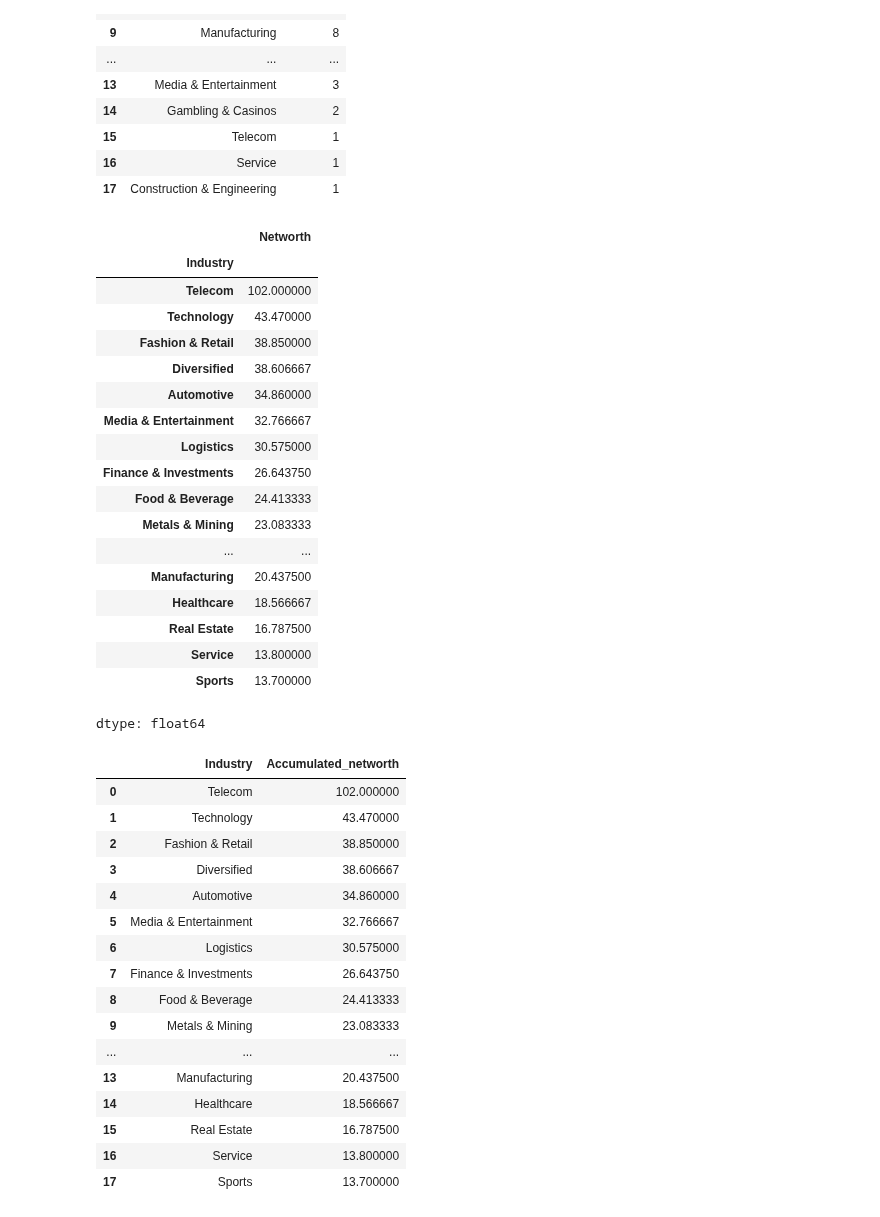
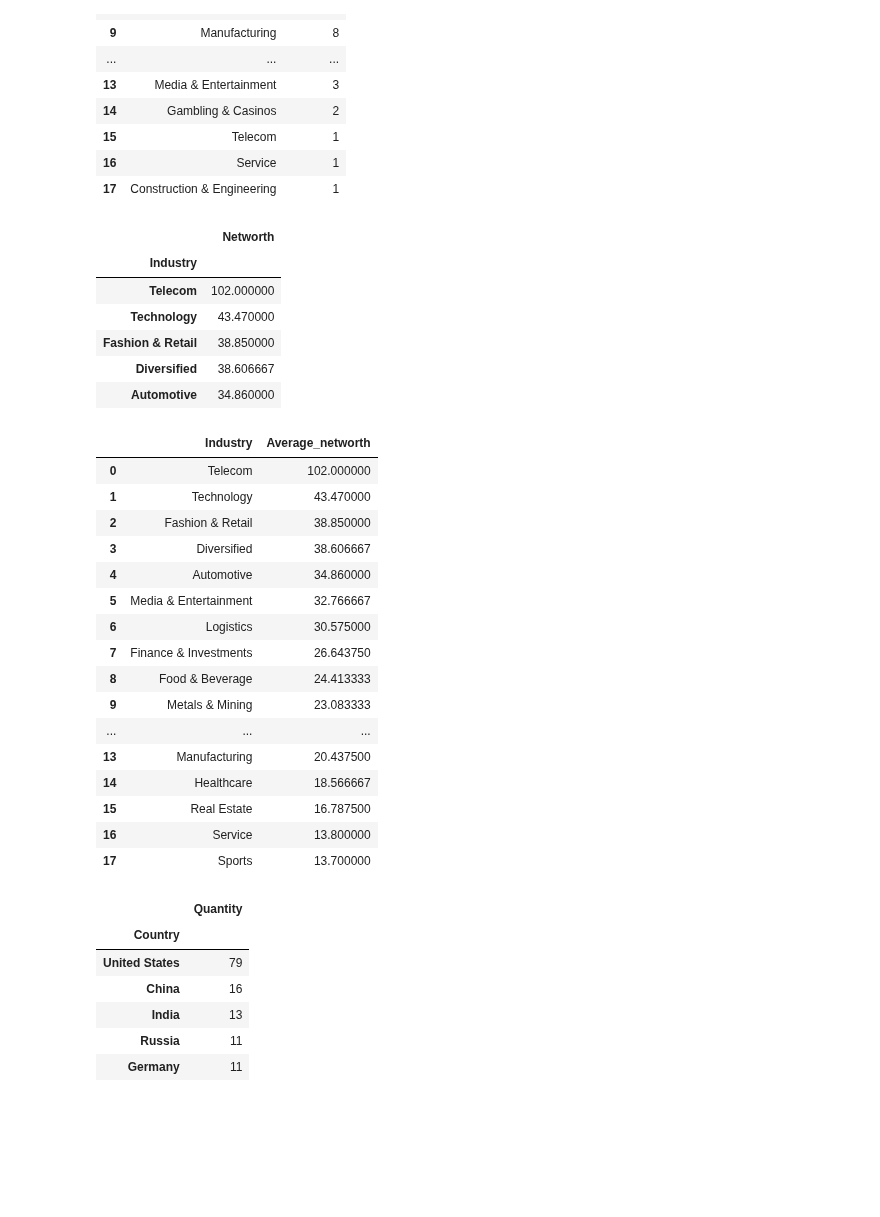
Before and after one commit to matheuspfferreira/python_data_science, a Jupyter notebook: Bilionários - 06/notebook/nb_bilionarios.ipynb, the cells around one changed output. Cells and saved outputs as stored; diff of their text form; code cells hidden in the pictures; blank space fills up the shorter version.

```diff
--- a/Bilionários - 06/notebook/nb_bilionarios.ipynb
+++ b/Bilionários - 06/notebook/nb_bilionarios.ipynb
@@ -118,36 +118,25 @@ pd.read_sql(query, con=engine)
 | 17 | Construction & Engineering | 1 |
 # %%
 # Analisando o setor com maior média de patrimônio líquido (em Python)
-dados.groupby('Industry')['Networth'].mean().sort_values(ascending=False)
+df_industria_bilionarios = dados.groupby('Industry')['Networth'].mean().sort_values(ascending=False).to_frame()
+df_industria_bilionarios.head()
 # %% [output]
 |  | Networth |
 | Industry |  |
 | Telecom | 102.000000 |
 | Technology | 43.470000 |
 | Fashion & Retail | 38.850000 |
 | Diversified | 38.606667 |
 | Automotive | 34.860000 |
-| Media & Entertainment | 32.766667 |
-| Logistics | 30.575000 |
-| Finance & Investments | 26.643750 |
-| Food & Beverage | 24.413333 |
-| Metals & Mining | 23.083333 |
-| ... | ... |
-| Manufacturing | 20.437500 |
-| Healthcare | 18.566667 |
-| Real Estate | 16.787500 |
-| Service | 13.800000 |
-| Sports | 13.700000 |
-dtype: float64
 # %%
 # Analisando o setor com maior média de patrimônio líquido (em SQL)
-query = text('''SELECT Industry, AVG(Networth) AS Accumulated_networth
+query = text('''SELECT Industry, AVG(Networth) AS Average_networth
                 FROM bilionarios GROUP BY Industry
-                ORDER BY Accumulated_networth DESC
+                ORDER BY Average_networth DESC
             ''')
 pd.read_sql(query, con=engine)
 # %% [output]
-|  | Industry | Accumulated_networth |
+|  | Industry | Average_networth |
 | 0 | Telecom | 102.000000 |
 | 1 | Technology | 43.470000 |
 | 2 | Fashion & Retail | 38.850000 |
@@ -166,0 +159,12 @@ pd.read_sql(query, con=engine)
+# %%
+# Alterando o nome da coluna de quantidade de bilionários
+df_pais_bilionarios.rename(columns={'count': 'Quantity'}, inplace=True)
+df_pais_bilionarios.head()
+# %% [output]
+|  | Quantity |
+| Country |  |
+| United States | 79 |
+| China | 16 |
+| India | 13 |
+| Russia | 11 |
+| Germany | 11 |
```
Also changed, not shown: parts of 6 cells of this notebook.
